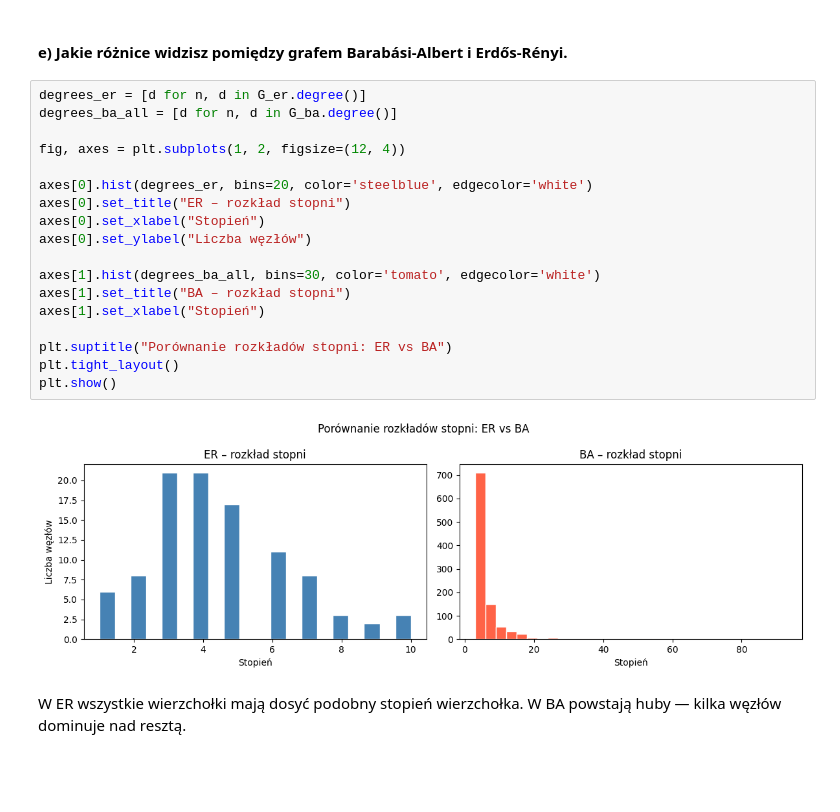
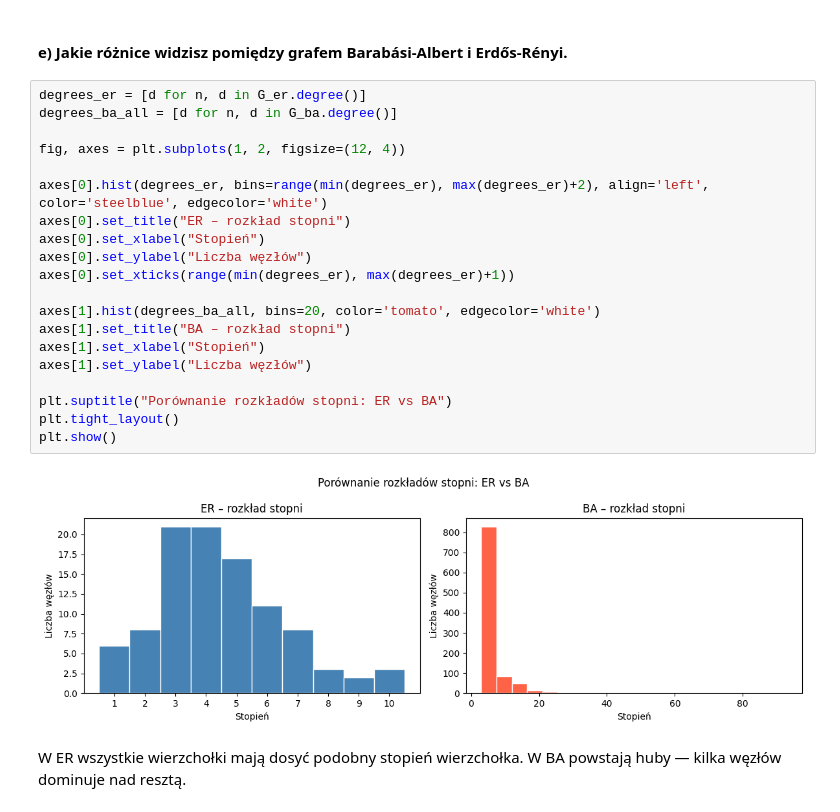
Before and after one commit to mjuchiewicz/complex-networks, a Jupyter notebook: lab01/network-analysis.ipynb, the cells around one changed output. Saved outputs shown, nothing was run; the diff lists cells and outputs as text; blank space fills up the shorter version.

```diff
--- a/lab01/network-analysis.ipynb
+++ b/lab01/network-analysis.ipynb
@@ -169,22 +170,24 @@ print(f"Średnica grafu: {diameter_ba}")
 # %%
 degrees_er = [d for n, d in G_er.degree()]
 degrees_ba_all = [d for n, d in G_ba.degree()]
 
 fig, axes = plt.subplots(1, 2, figsize=(12, 4))
 
-axes[0].hist(degrees_er, bins=20, color='steelblue', edgecolor='white')
+axes[0].hist(degrees_er, bins=range(min(degrees_er), max(degrees_er)+2), align='left', color='steelblue', edgecolor='white')
 axes[0].set_title("ER – rozkład stopni")
 axes[0].set_xlabel("Stopień")
 axes[0].set_ylabel("Liczba węzłów")
+axes[0].set_xticks(range(min(degrees_er), max(degrees_er)+1))
 
-axes[1].hist(degrees_ba_all, bins=30, color='tomato', edgecolor='white')
+axes[1].hist(degrees_ba_all, bins=20, color='tomato', edgecolor='white')
 axes[1].set_title("BA – rozkład stopni")
 axes[1].set_xlabel("Stopień")
+axes[1].set_ylabel("Liczba węzłów")
 
 plt.suptitle("Porównanie rozkładów stopni: ER vs BA")
 plt.tight_layout()
 plt.show()
 # %% [output]
-[figure, old version]
+[figure, new version]
 # %% [markdown]
 W ER wszystkie wierzchołki mają dosyć podobny stopień wierzchołka. W BA powstają huby — kilka węzłów dominuje nad resztą.
```
Also changed, not shown: parts of 1 cell of this notebook, 2 other files.
